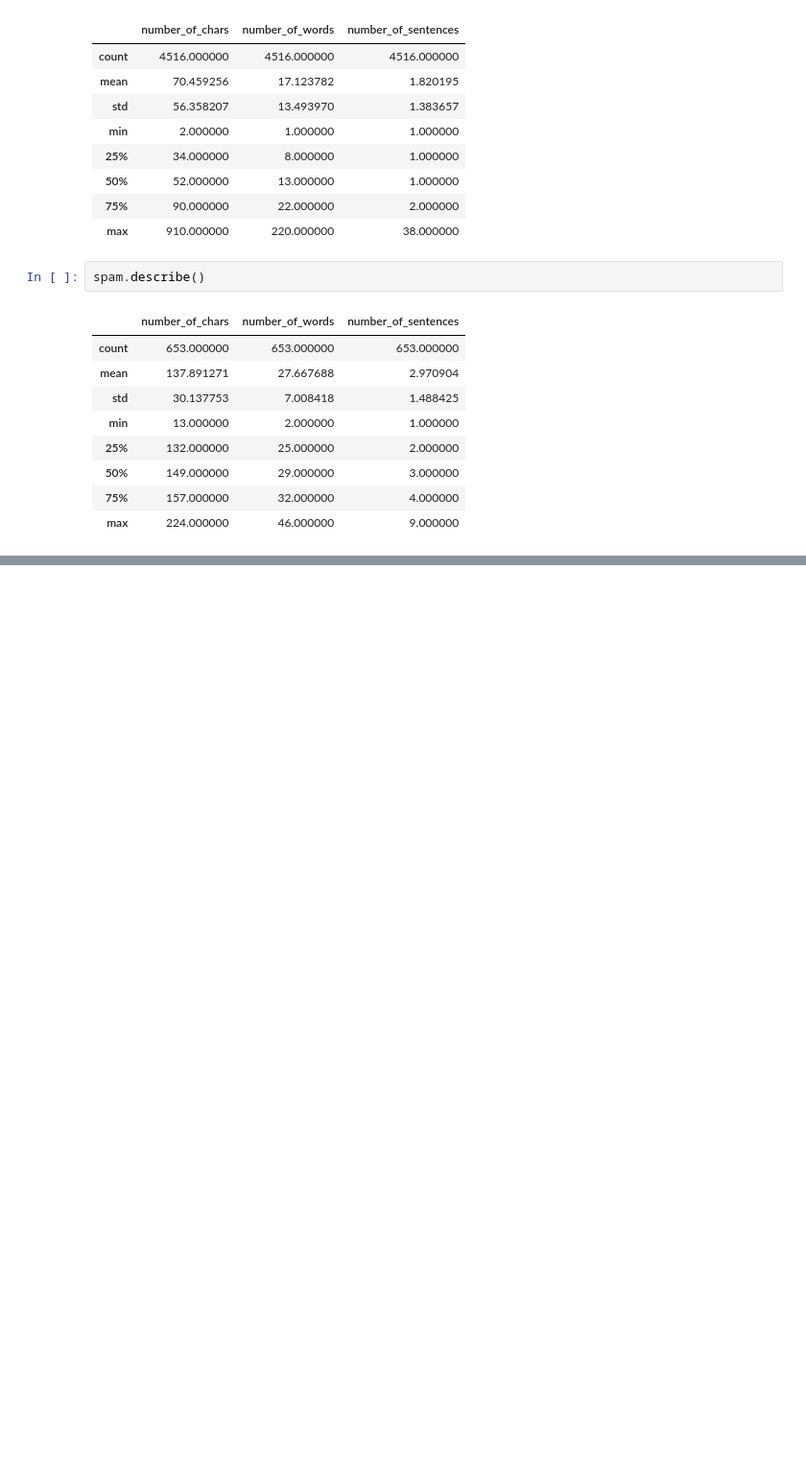
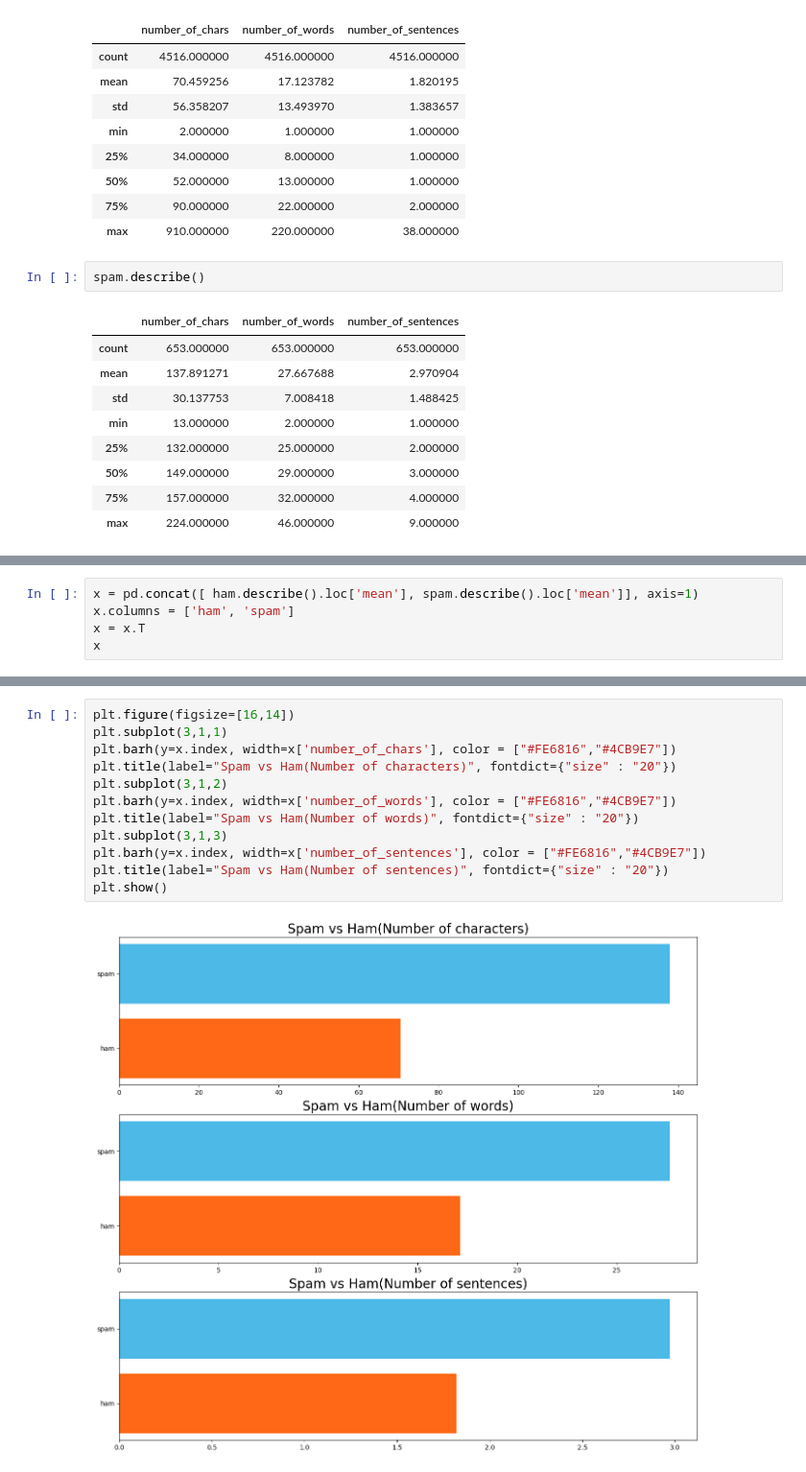
Before and after one commit to HarshitLaloriya/SMS-Classification-Model, a Jupyter notebook: ml.ipynb, the cells around one changed output, grey strips where cells are left out. Shown at 96% size. Cells and saved outputs as stored; diff of their text form; blank space fills up the shorter version.

```diff
--- a/ml.ipynb
+++ b/ml.ipynb
@@ -193,0 +170,5 @@ ham.describe().mean(),spam.describe().loc['mean']
+# %%
+x = pd.concat([ ham.describe().loc['mean'], spam.describe().loc['mean']], axis=1)
+x.columns = ['ham', 'spam']
+x = x.T
+x
@@ -193,0 +187,14 @@ ham.describe().mean(),spam.describe().loc['mean']
+# %%
+plt.figure(figsize=[16,14])
+plt.subplot(3,1,1)
+plt.barh(y=x.index, width=x['number_of_chars'], color = ["#FE6816","#4CB9E7"])
+plt.title(label="Spam vs Ham(Number of characters)", fontdict={"size" : "20"})
+plt.subplot(3,1,2)
+plt.barh(y=x.index, width=x['number_of_words'], color = ["#FE6816","#4CB9E7"])
+plt.title(label="Spam vs Ham(Number of words)", fontdict={"size" : "20"})
+plt.subplot(3,1,3)
+plt.barh(y=x.index, width=x['number_of_sentences'], color = ["#FE6816","#4CB9E7"])
+plt.title(label="Spam vs Ham(Number of sentences)", fontdict={"size" : "20"})
+plt.show()
+# %% [output]
+[figure, added]
```
Also changed, not shown: parts of 17 cells of this notebook.
